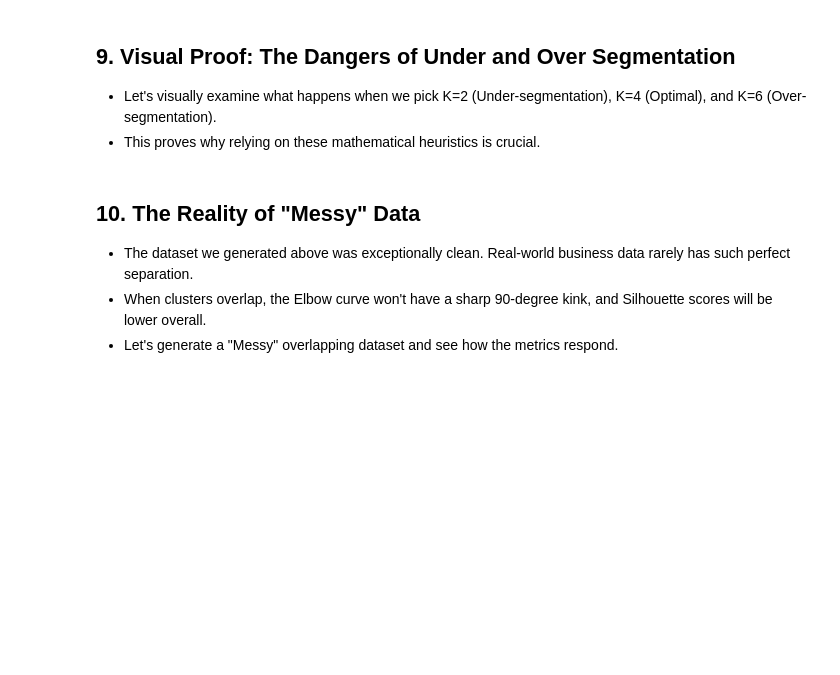
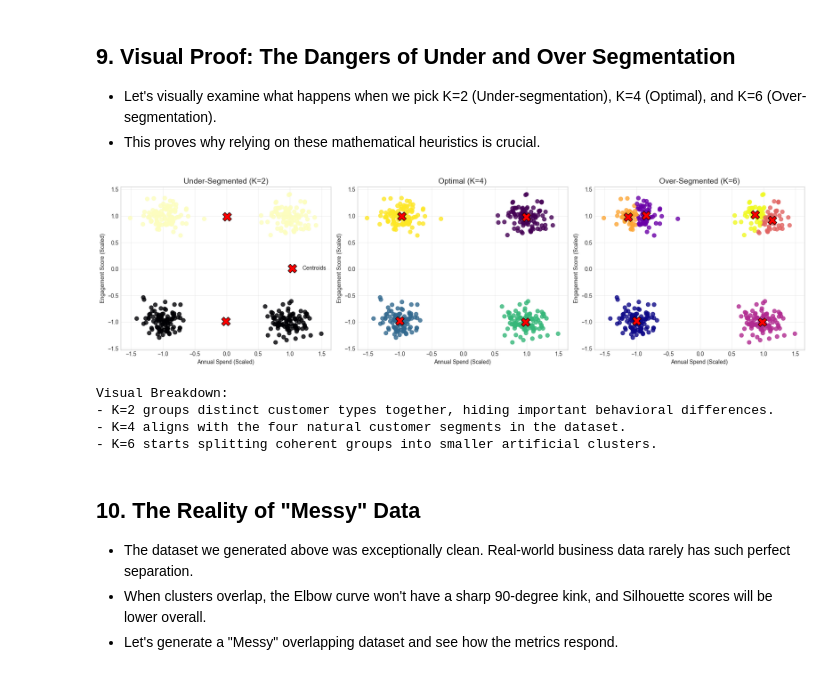
Before and after one commit to Balasubramanian-pg/MSC.-Data-Science-AI, a Jupyter notebook: Trimester 1/Statistical Modelling & Inferencing/W10 - Cluster Analysis/L1/Assets/Choosing the Number of Clusters.ipynb, the cells around one changed output. Cells and saved outputs as stored; diff of their text form; code cells hidden in the pictures; blank space fills up the shorter version.

```diff
--- a/Trimester 1/Statistical Modelling & Inferencing/W10 - Cluster Analysis/L1/Assets/Choosing the Number of Clusters.ipynb
+++ b/Trimester 1/Statistical Modelling & Inferencing/W10 - Cluster Analysis/L1/Assets/Choosing the Number of Clusters.ipynb
@@ -187,35 +237,81 @@ print("This corroborates our finding from the Elbow Method.")
 - Let's visually examine what happens when we pick K=2 (Under-segmentation), K=4 (Optimal), and K=6 (Over-segmentation).
 - This proves why relying on these mathematical heuristics is crucial.
 # %%
+# If df_scaled is a NumPy array, convert it to a DataFrame
+if not isinstance(df_scaled, pd.DataFrame):
+    df_scaled_plot = pd.DataFrame(
+        df_scaled,
+        columns=['Annual_Spend', 'Engagement_Score']
+    )
+else:
+    df_scaled_plot = df_scaled.copy()
+
 fig, axes = plt.subplots(1, 3, figsize=(18, 5))
 
 test_ks = [2, 4, 6]
-titles = ['Under-Segmented (K=2)', 'Optimal (K=4)', 'Over-Segmented (K=6)']
-colors = ['magma', 'viridis', 'plasma']
+titles = [
+    'Under-Segmented (K=2)',
+    'Optimal (K=4)',
+    'Over-Segmented (K=6)'
+]
+
+cmaps = ['magma', 'viridis', 'plasma']
 
 for i, k in enumerate(test_ks):
-    kmeans = KMeans(n_clusters=k, init='k-kmeans++', n_init=10, random_state=42)
+
+    kmeans = KMeans(
+        n_clusters=k,
+        init='k-means++',  # Fixed typo
+        n_init=10,
+        random_state=42
+    )
+
     labels = kmeans.fit_predict(df_scaled)
 
-    sns.scatterplot(x='Annual_Spend', y='Engagement_Score', data=df_scaled,
-                    c=labels, cmap=colors[i], ax=axes[i], s=50, alpha=0.8)
+    # Scatter plot of clustered observations
+    scatter = axes[i].scatter(
+        df_scaled_plot['Annual_Spend'],
+        df_scaled_plot['Engagement_Score'],
+        c=labels,
+        cmap=cmaps[i],
+        s=50,
+        alpha=0.8
+    )
 
     # Plot centroids
     centroids = kmeans.cluster_centers_
-    axes[i].scatter(centroids[:, 0], centroids[:, 1], c='red', s=200, marker='X', label='Centroids')
+
+    axes[i].scatter(
+        centroids[:, 0],
+        centroids[:, 1],
+        c='red',
+        s=250,
+        marker='X',
+        edgecolors='black',
+        label='Centroids'
+    )
 
     axes[i].set_title(titles[i], fontsize=14)
+    axes[i].set_xlabel('Annual Spend (Scaled)')
+    axes[i].set_ylabel('Engagement Score (Scaled)')
     axes[i].grid(alpha=0.3)
+
     if i == 0:
         axes[i].legend()
 
 plt.tight_layout()
 plt.show()
 
 print("Visual Breakdown:")
-print("- K=2 groups High/Low Spend together, destroying the price-sensitivity insight.")
-print("- K=4 perfectly maps to our 4 distinct business archetypes.")
-print("- K=6 arbitrarily cuts perfectly cohesive groups in half, creating fake personas.")
+print("- K=2 groups distinct customer types together, hiding important behavioral differences.")
+print("- K=4 aligns with the four natural customer segments in the dataset.")
+print("- K=6 starts splitting coherent groups into smaller artificial clusters.")
+# %% [output]
+[figure, added]
+Visual Breakdown:
+- K=2 groups distinct customer types together, hiding important behavioral differences.
+- K=4 aligns with the four natural customer segments in the dataset.
+- K=6 starts splitting coherent groups into smaller artificial clusters.
 # %% [markdown]
 ## 10. The Reality of "Messy" Data
 - The dataset we generated above was exceptionally clean. Real-world business data rarely has such perfect separation.
```
Also changed, not shown: parts of 14 cells of this notebook.
